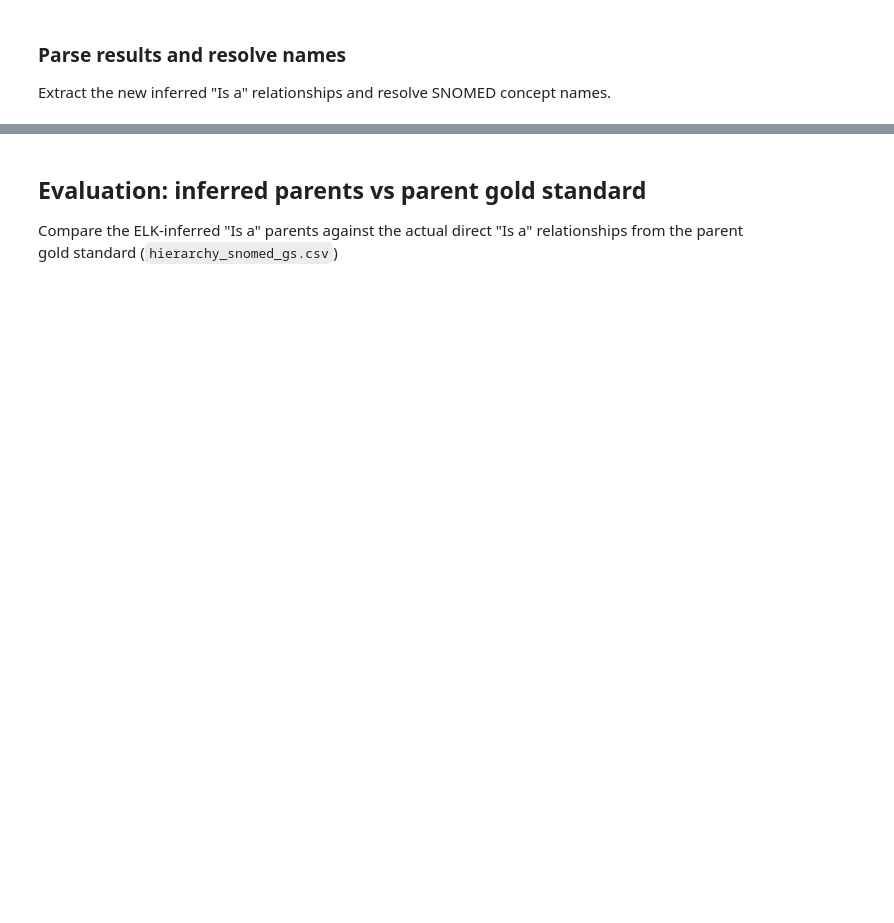
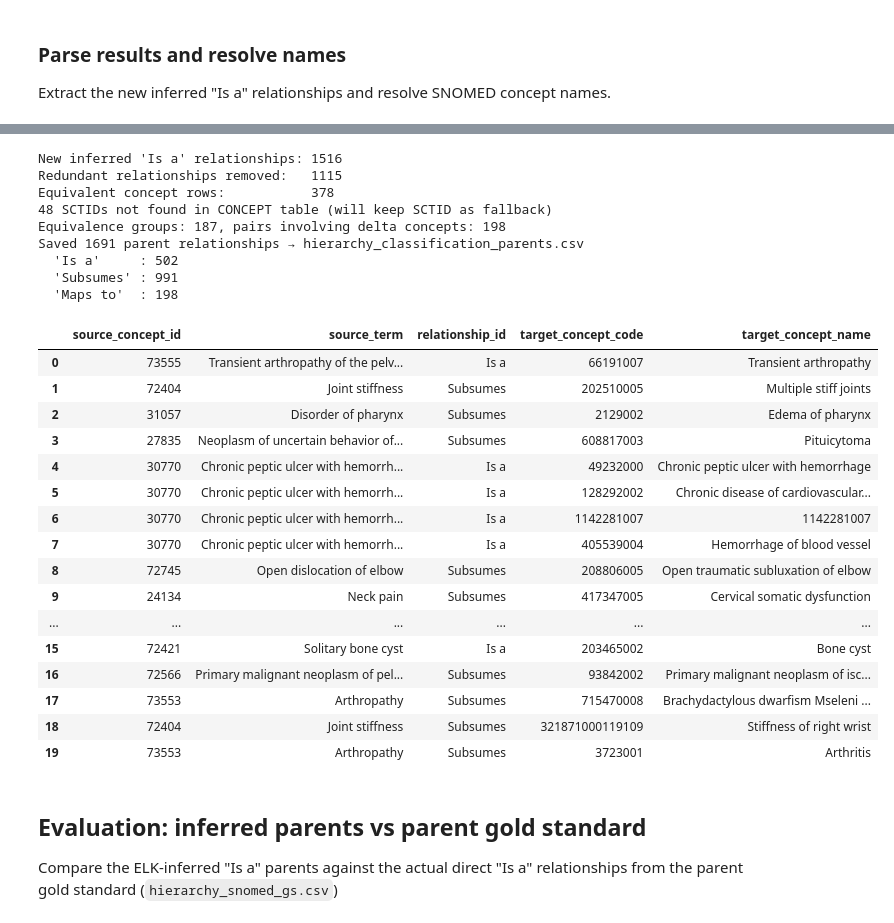
Before and after one commit to OHDSI/Ariadne, a Jupyter notebook: docs/notebooks/02_evaluate_hierarchy.ipynb, the cells around one changed output, grey strips where cells are left out. Saved outputs shown, nothing was run; the diff lists cells and outputs as text; code cells hidden in the pictures; blank space fills up the shorter version.

```diff
--- a/docs/notebooks/02_evaluate_hierarchy.ipynb
+++ b/docs/notebooks/02_evaluate_hierarchy.ipynb
@@ -196,0 +230,22 @@ joined.head(20)
+# %%
+import psycopg
+from ariadne.hierarchy.parent_selector import build_stated_parents_map
+from ariadne.utils.utils import get_environment_variable
+
+conn_str = get_environment_variable("VOCAB_CONNECTION_STRING").replace("+psycopg2", "").replace("+psycopg", "")
+schema = get_environment_variable("VOCAB_SCHEMA")
+parent_settings = config.hierarchy.parent_selection
+
+with open(project_root / "data" / "notebook_results" / "hierarchy_results_raw.json") as fh:
+    raw_results = json.load(fh)
+
+with psycopg.connect(conn_str) as parent_conn:
+    stated_parents_map, parent_details = build_stated_parents_map(raw_results, parent_conn, schema, parent_settings)
+parent_details.to_csv(project_root / "data" / "notebook_results" / "hierarchy_stated_parents.csv", index=False)
+
+per_source = parent_details.drop_duplicates("source_concept_id")
+print(f"Stated parents (num_neighbours={parent_settings.num_neighbours}, min_support={parent_settings.min_support}, "
+      f"max_parents={parent_settings.max_parents}):")
+print(f"  Primitive parent below Clinical finding : {(~per_source['is_fallback']).sum()}/{len(per_source)}")
+print(f"  Fell back to Clinical finding           : {per_source['is_fallback'].sum()}/{len(per_source)}")
+parent_details.head()
@@ -286,12 +323,12 @@ if old_delta2.exists():
     shutil.rmtree(old_delta2)
 
 zip_path, id_map = export_to_rf2(
-    source=project_root / "data" / "notebook_results" / "attribute_results.csv",
+    source=project_root / "data" / "notebook_results" / "hierarchy_attribute_results.csv",
     output_dir=rf2_output_dir,
-    stated_parent=stated_parents_map,   # per-concept parents from neighbourhood voting
+    hierarchy_settings=config.hierarchy,
+    stated_parent=stated_parents_map,
 )
 print(f"RF2 delta written to: {zip_path}")
-print(f"ID mapping: {len(id_map)} concepts (OMOP → synthetic)")
 
 # Verify OWL content inline
 import zipfile
@@ -350,7 +397,7 @@ with the inferred "Is a" relationships.
 # %%
 results_zip = classify_delta(
     delta_zip,
-    base_snomed_zip=str(project_root / "data" / "SnomedCT_InternationalRF2.zip"),
+    base_snomed_zip=str(project_root / "data" / "SnomedCT_ManagedServiceUS_PRODUCTION_US1000124_20260301T120000Z.zip"),
     toolkit_jar=str(project_root / "tools" / "snomed-owl-toolkit-5.3.0-executable.jar"),
     output_dir=project_root / "data" / "rf2_output",
 )
@@ -514,12 +580,13 @@ parents_df = pd.DataFrame(rows, columns=[
     "target_concept_code", "target_concept_name",
 ])
 
-parents_csv = project_root / "data" / "notebook_results" / "classification_parents.csv"
+parents_csv = project_root / "data" / "notebook_results" / "hierarchy_classification_parents.csv"
 parents_df.to_csv(parents_csv, index=False)
 
 n_maps_to = (parents_df["relationship_id"] == "Maps to").sum()
-print(f"Saved {len(parents_df)} parent relationships → classification_parents.csv")
+print(f"Saved {len(parents_df)} parent relationships → hierarchy_classification_parents.csv")
 print(f"  'Is a'     : {(parents_df['relationship_id']=='Is a').sum()}")
 print(f"  'Subsumes' : {(parents_df['relationship_id']=='Subsumes').sum()}")
 print(f"  'Maps to'  : {n_maps_to}")
 parents_df.head(20)
+# %% [output]
@@ -526,3 +595,29 @@ parents_df.head(20)
+New inferred 'Is a' relationships: 1516
+Redundant relationships removed:   1115
+Equivalent concept rows:           378
+48 SCTIDs not found in CONCEPT table (will keep SCTID as fallback)
+Equivalence groups: 187, pairs involving delta concepts: 198
+Saved 1691 parent relationships → hierarchy_classification_parents.csv
+  'Is a'     : 502
+  'Subsumes' : 991
+  'Maps to'  : 198
+|  | source_concept_id | source_term | relationship_id | target_concept_code | target_concept_name |
+| 0 | 73555 | Transient arthropathy of the pelv... | Is a | 66191007 | Transient arthropathy |
+| 1 | 72404 | Joint stiffness | Subsumes | 202510005 | Multiple stiff joints |
+| 2 | 31057 | Disorder of pharynx | Subsumes | 2129002 | Edema of pharynx |
+| 3 | 27835 | Neoplasm of uncertain behavior of... | Subsumes | 608817003 | Pituicytoma |
+| 4 | 30770 | Chronic peptic ulcer with hemorrh... | Is a | 49232000 | Chronic peptic ulcer with hemorrhage |
+| 5 | 30770 | Chronic peptic ulcer with hemorrh... | Is a | 128292002 | Chronic disease of cardiovascular... |
+| 6 | 30770 | Chronic peptic ulcer with hemorrh... | Is a | 1142281007 | 1142281007 |
+| 7 | 30770 | Chronic peptic ulcer with hemorrh... | Is a | 405539004 | Hemorrhage of blood vessel |
+| 8 | 72745 | Open dislocation of elbow | Subsumes | 208806005 | Open traumatic subluxation of elbow |
+| 9 | 24134 | Neck pain | Subsumes | 417347005 | Cervical somatic dysfunction |
+| ... | ... | ... | ... | ... | ... |
+| 15 | 72421 | Solitary bone cyst | Is a | 203465002 | Bone cyst |
+| 16 | 72566 | Primary malignant neoplasm of pel... | Subsumes | 93842002 | Primary malignant neoplasm of isc... |
+| 17 | 73553 | Arthropathy | Subsumes | 715470008 | Brachydactylous dwarfism Mseleni ... |
+| 18 | 72404 | Joint stiffness | Subsumes | 321871000119109 | Stiffness of right wrist |
+| 19 | 73553 | Arthropathy | Subsumes | 3723001 | Arthritis |
 # %% [markdown]
 ## Evaluation: inferred parents vs parent gold standard
 
```
Also changed, not shown: parts of 23 cells of this notebook, 59 other files.
